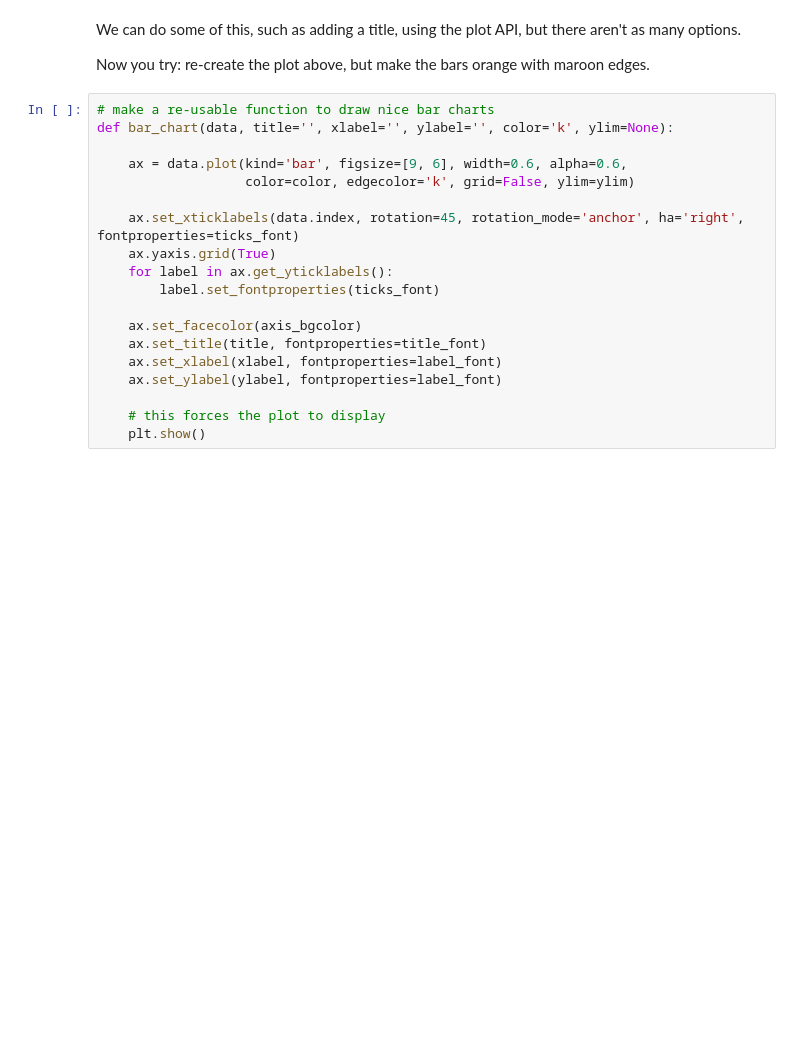
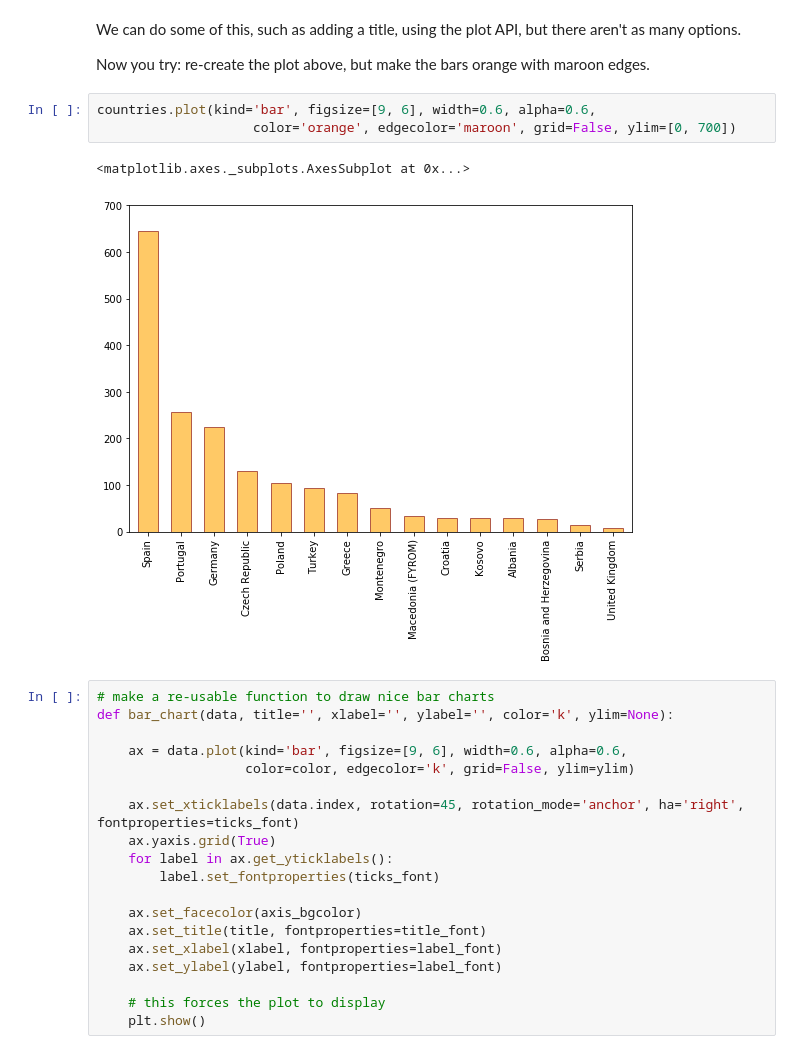
Before and after one commit to uky-transport-data-science/ce599, a Jupyter notebook: 15-Data Viz 1/data-viz.ipynb, the cells around one changed output. Saved outputs shown, nothing was run; the diff lists cells and outputs as text; blank space fills up the shorter version.

```diff
--- a/15-Data Viz 1/data-viz.ipynb
+++ b/15-Data Viz 1/data-viz.ipynb
@@ -101,6 +144,12 @@ ax.set_ylabel('Number of GPS records', fontproperties=label_font)
 We can do some of this, such as adding a title, using the plot API, but there aren't as many options.
 
 Now you try: re-create the plot above, but make the bars orange with maroon edges.
+# %%
+countries.plot(kind='bar', figsize=[9, 6], width=0.6, alpha=0.6,
+                    color='orange', edgecolor='maroon', grid=False, ylim=[0, 700])
+# %% [output]
+<matplotlib.axes._subplots.AxesSubplot at 0x...>
+[figure, added]
 # %%
 # make a re-usable function to draw nice bar charts
 def bar_chart(data, title='', xlabel='', ylabel='', color='k', ylim=None):
```
Also changed, not shown: parts of 27 cells of this notebook, 2 other files.
